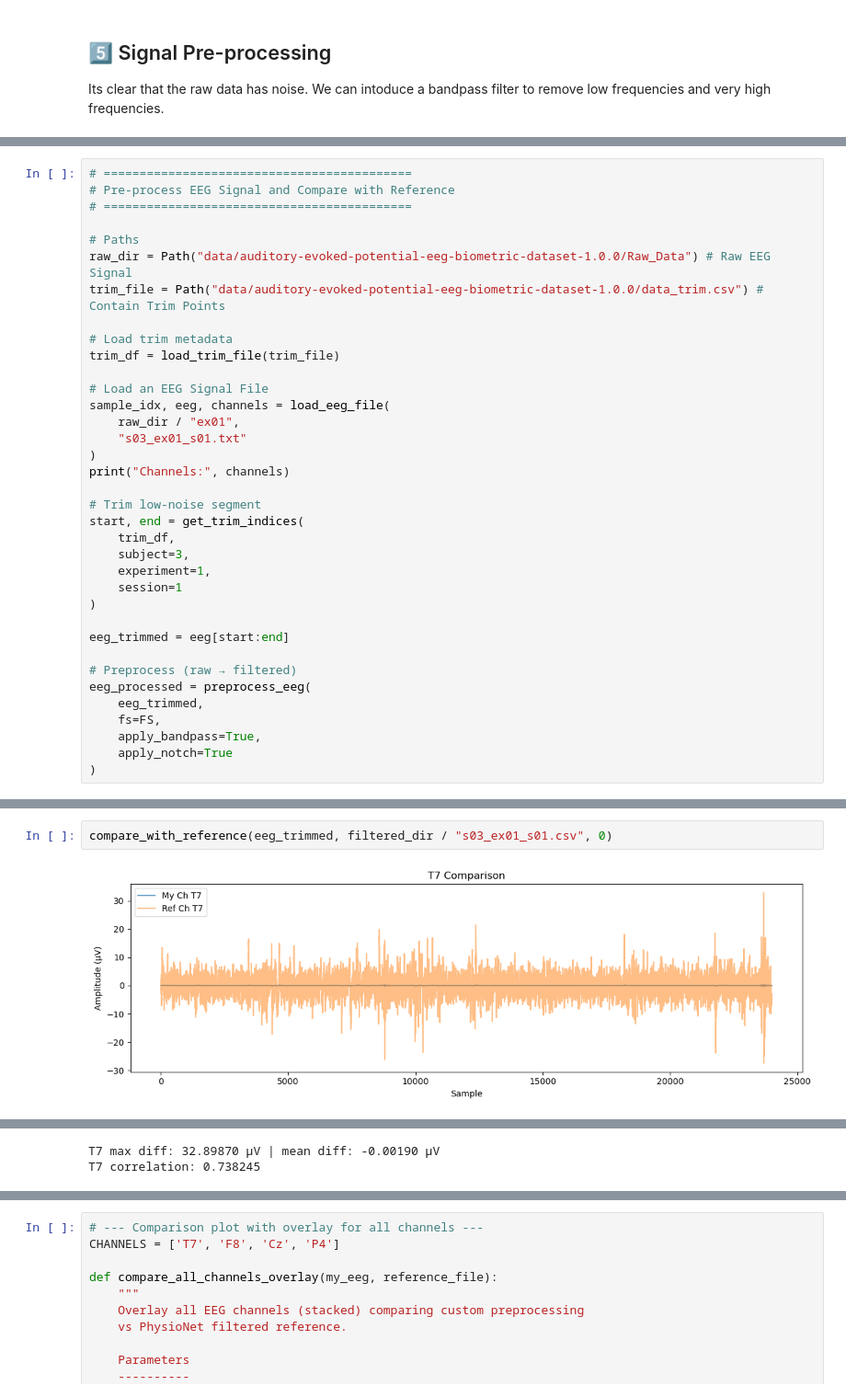
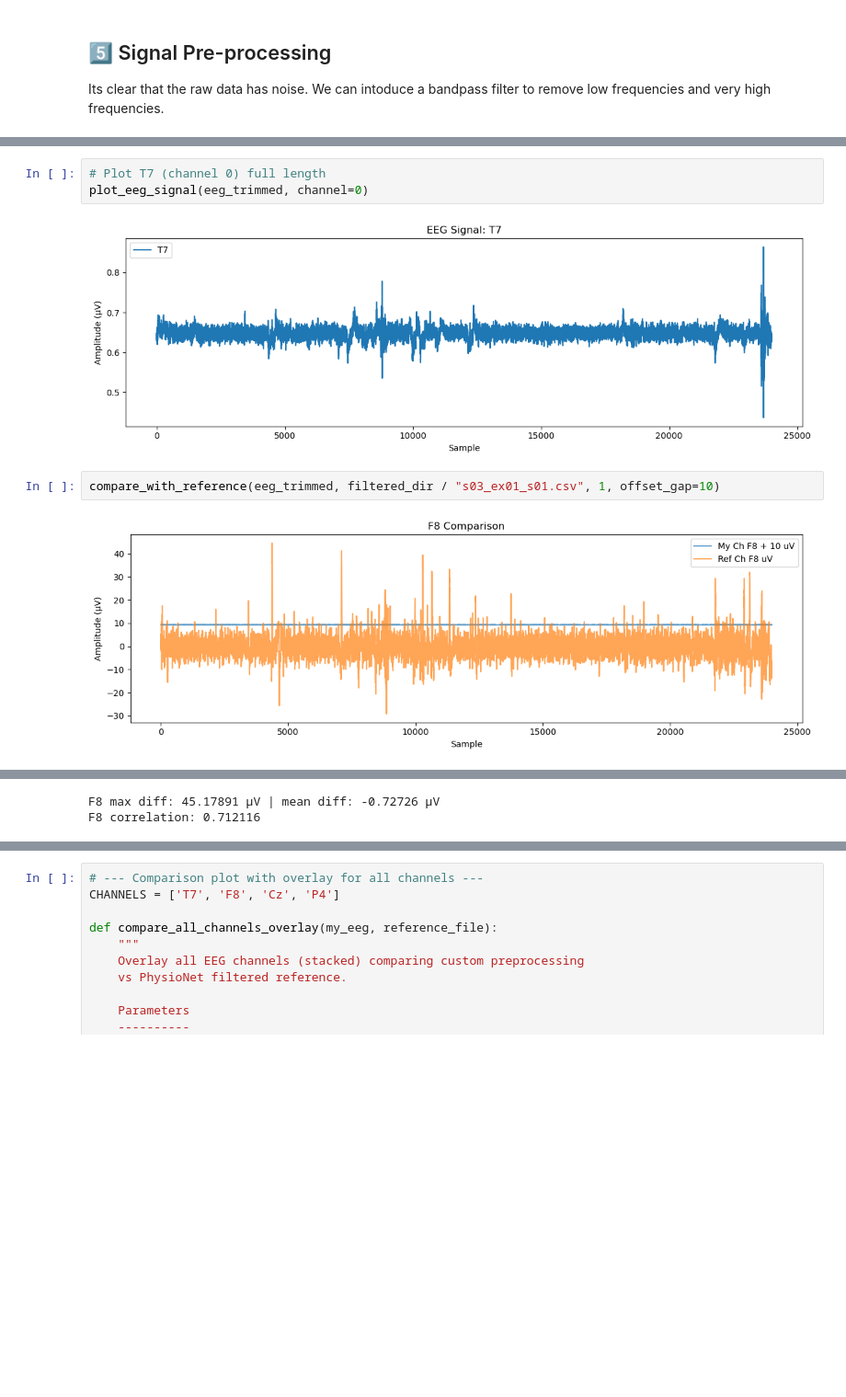
Before and after one commit to cristopher-d-delgado/Analysis-of-EEG-Signal, a Jupyter notebook: eda.ipynb, the cells around one changed output, grey strips where cells are left out. Shown at 92% size. Drawn from its saved outputs; the diff is of its cells as text; blank space fills up the shorter version.

```diff
--- a/eda.ipynb
+++ b/eda.ipynb
@@ -404,36 +144,0 @@ def compare_with_reference(my_eeg, reference_file, channel=0, window=None, show_
-# %%
-# ===========================================
-# Pre-process EEG Signal and Compare with Reference
-# ===========================================
-
-# Paths
-raw_dir = Path("data/auditory-evoked-potential-eeg-biometric-dataset-1.0.0/Raw_Data") # Raw EEG Signal
-trim_file = Path("data/auditory-evoked-potential-eeg-biometric-dataset-1.0.0/data_trim.csv") # Contain Trim Points
-
-# Load trim metadata
-trim_df = load_trim_file(trim_file)
-
-# Load an EEG Signal File
-sample_idx, eeg, channels = load_eeg_file(
-    raw_dir / "ex01",
-    "s03_ex01_s01.txt"
-)
-print("Channels:", channels)
-
-# Trim low-noise segment
-start, end = get_trim_indices(
-    trim_df,
-    subject=3,
-    experiment=1,
-    session=1
-)
-
-eeg_trimmed = eeg[start:end]
-
-# Preprocess (raw → filtered)
-eeg_processed = preprocess_eeg(
-    eeg_trimmed,
-    fs=FS,
-    apply_bandpass=True,
-    apply_notch=True
-)
@@ -446,4 +381,9 @@ print(np.mean(eeg_trimmed, axis=0))  # Should be very close to 0 for all channel
+# %%
+# Plot T7 (channel 0) full length
+plot_eeg_signal(eeg_trimmed, channel=0)
+# %% [output]
+[figure, added]
 # %%
-compare_with_reference(eeg_trimmed, filtered_dir / "s03_ex01_s01.csv", 0)
+compare_with_reference(eeg_trimmed, filtered_dir / "s03_ex01_s01.csv", 1, offset_gap=10)
 # %% [output]
-[figure, old version]
+[figure, new version]
@@ -451,2 +391,2 @@ compare_with_reference(eeg_trimmed, filtered_dir / "s03_ex01_s01.csv", 0)
-T7 max diff: 32.89870 µV | mean diff: -0.00190 µV
-T7 correlation: 0.738245
+F8 max diff: 45.17891 µV | mean diff: -0.72726 µV
+F8 correlation: 0.712116
```
Also changed, not shown: parts of 8 cells of this notebook.
